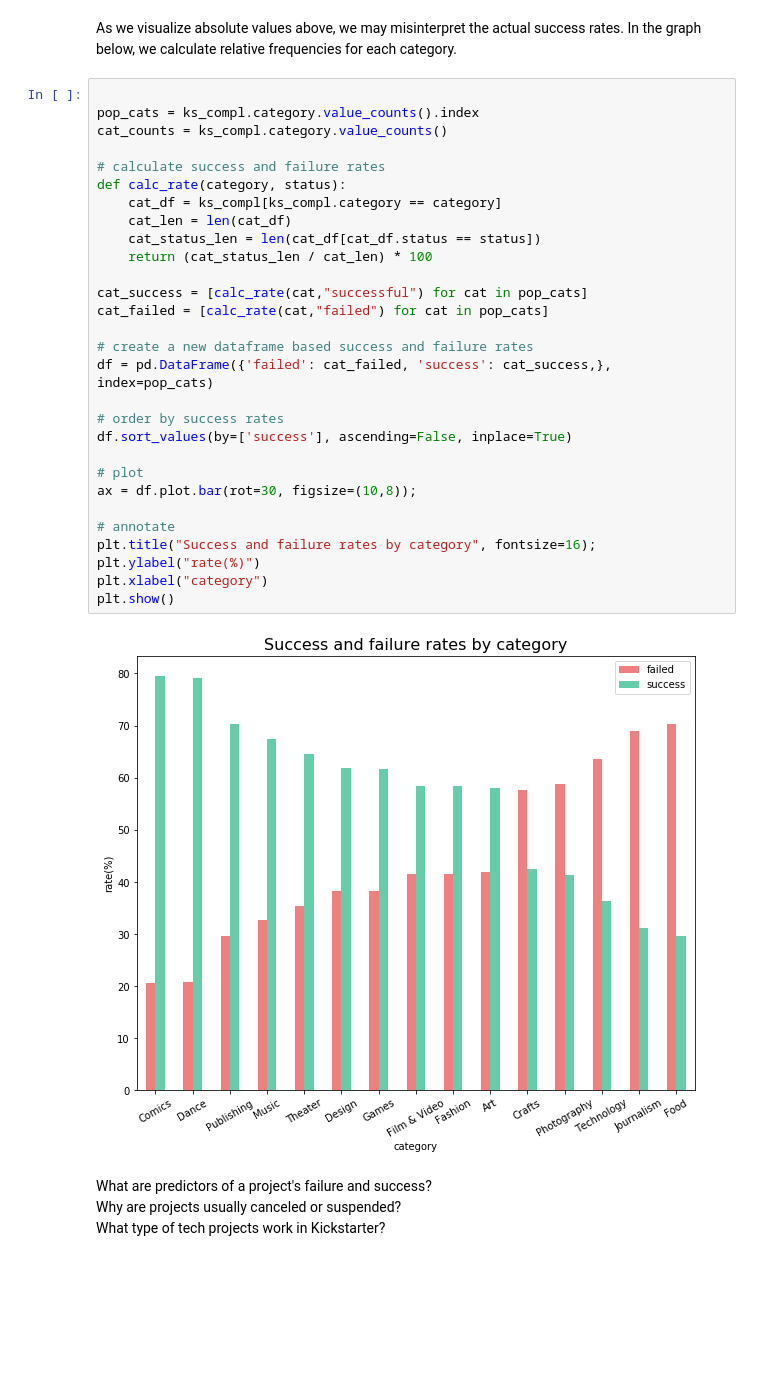
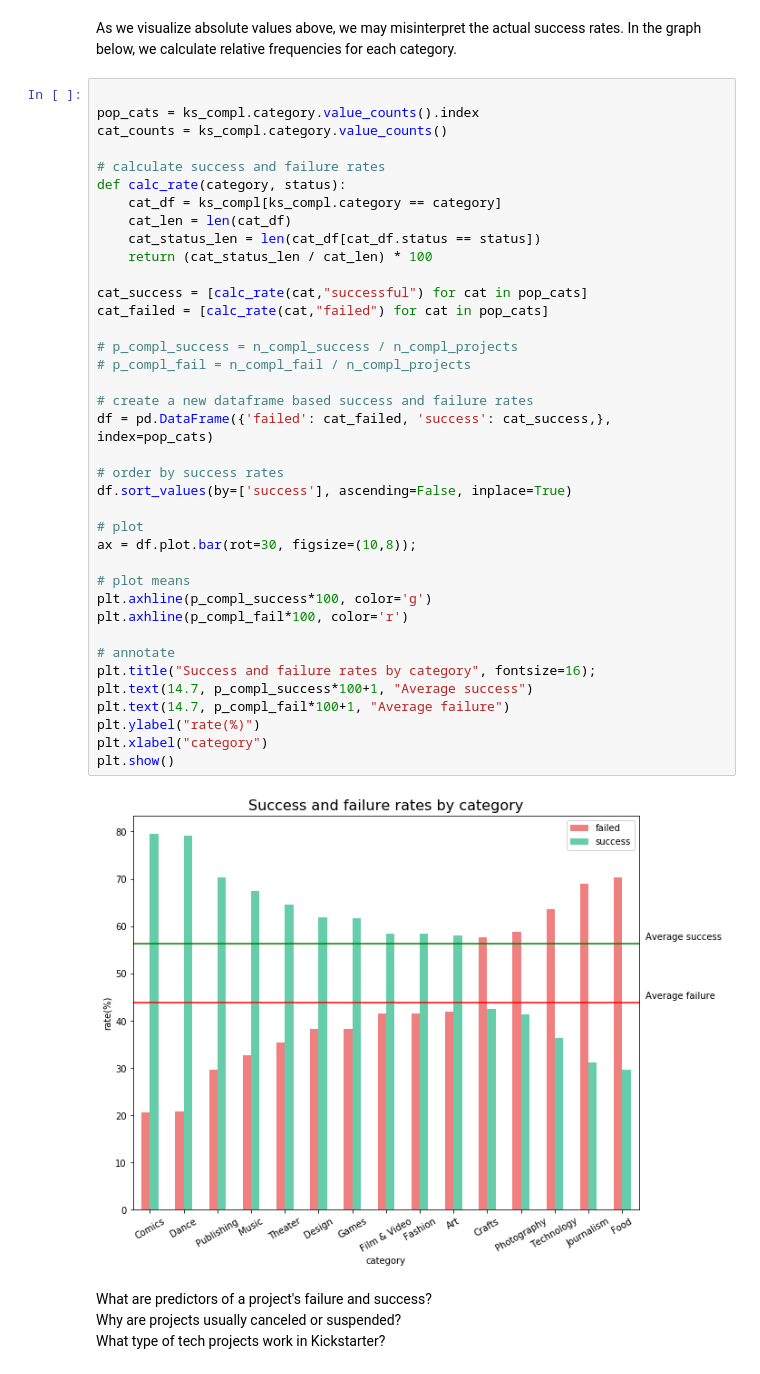
Before and after one commit to faymarie/crowdfunding-analysis, a Jupyter notebook: crowdfunding-visual-analysis.ipynb, the cells around one changed output. Cells and saved outputs as stored; diff of their text form; blank space fills up the shorter version.

Commit message:
feat: Add means to success failure by category

```diff
--- a/crowdfunding-visual-analysis.ipynb
+++ b/crowdfunding-visual-analysis.ipynb
@@ -360,34 +360,43 @@ As we visualize absolute values above, we may misinterpret the actual success ra
 # %%
 
 pop_cats = ks_compl.category.value_counts().index
 cat_counts = ks_compl.category.value_counts()
 
 # calculate success and failure rates
 def calc_rate(category, status):
     cat_df = ks_compl[ks_compl.category == category]
     cat_len = len(cat_df)
     cat_status_len = len(cat_df[cat_df.status == status])
     return (cat_status_len / cat_len) * 100
 
 cat_success = [calc_rate(cat,"successful") for cat in pop_cats]
 cat_failed = [calc_rate(cat,"failed") for cat in pop_cats]
 
+# p_compl_success = n_compl_success / n_compl_projects
+# p_compl_fail = n_compl_fail / n_compl_projects
+
 # create a new dataframe based success and failure rates
 df = pd.DataFrame({'failed': cat_failed, 'success': cat_success,}, index=pop_cats)
 
 # order by success rates
 df.sort_values(by=['success'], ascending=False, inplace=True)
 
 # plot
 ax = df.plot.bar(rot=30, figsize=(10,8));
 
+# plot means
+plt.axhline(p_compl_success*100, color='g')
+plt.axhline(p_compl_fail*100, color='r')
+
 # annotate
 plt.title("Success and failure rates by category", fontsize=16);
+plt.text(14.7, p_compl_success*100+1, "Average success")
+plt.text(14.7, p_compl_fail*100+1, "Average failure")
 plt.ylabel("rate(%)")
 plt.xlabel("category")
 plt.show()
 # %% [output]
-[figure, old version]
+[figure, new version]
 # %% [markdown]
 What are predictors of a project's failure and success?
 Why are projects usually canceled or suspended?
```
Also changed, not shown: parts of 7 cells of this notebook.
